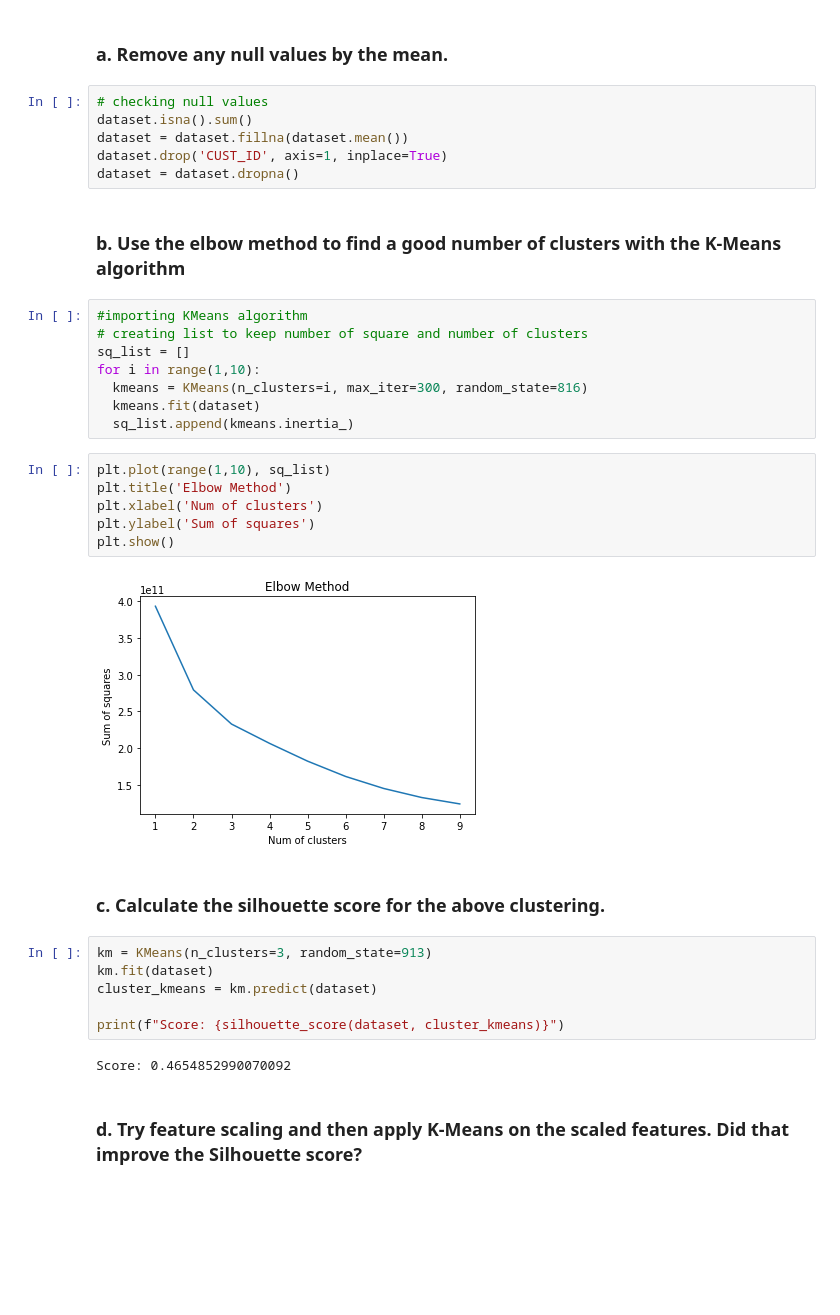
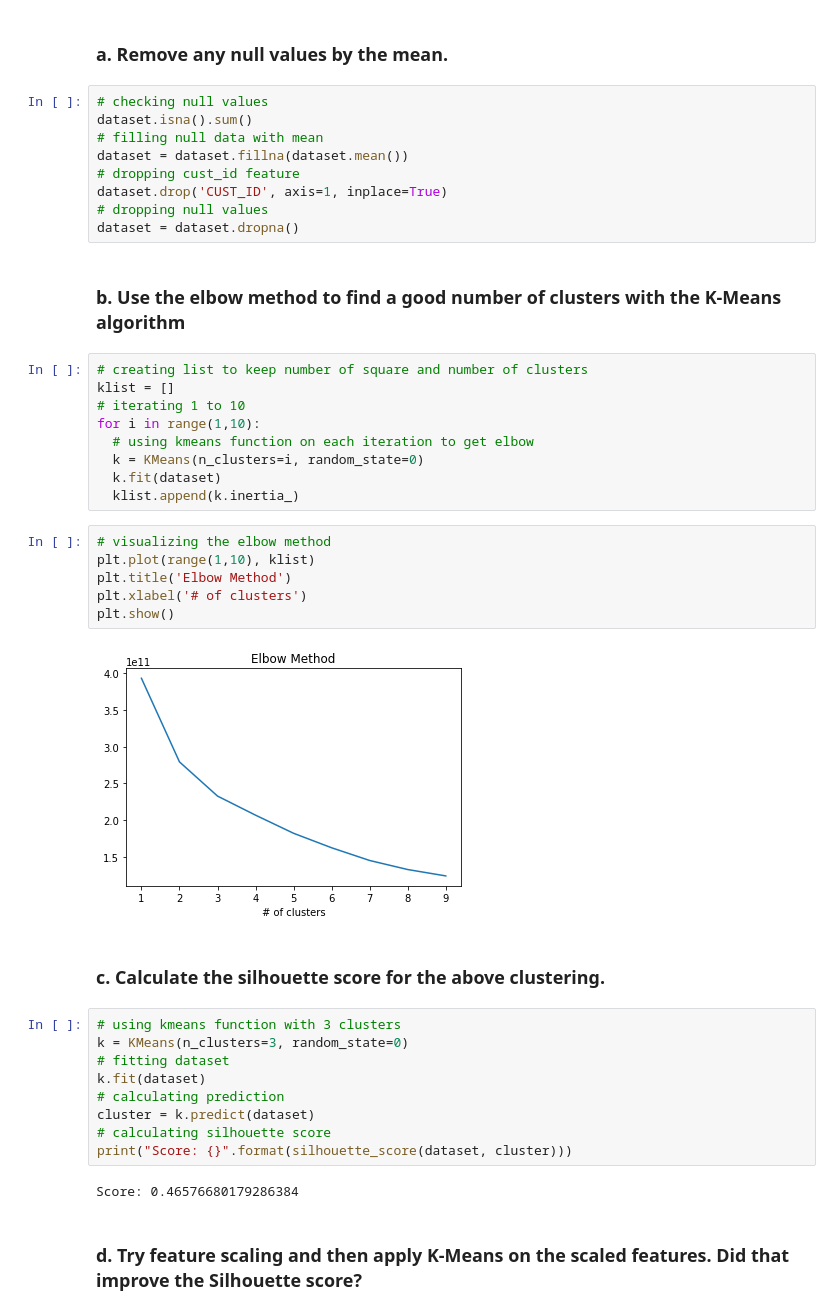
Before and after one commit to JavkhlanEnkhjin/ICP, a Jupyter notebook: ICP6/ICP_6_question2.ipynb, the cells around one changed output. Saved outputs shown, nothing was run; the diff lists cells and outputs as text; blank space fills up the shorter version.

```diff
--- a/ICP6/ICP_6_question2.ipynb
+++ b/ICP6/ICP_6_question2.ipynb
@@ -18,37 +18,44 @@ dataset = pd.read_csv('./credit card.csv')
 # %%
 # checking null values
 dataset.isna().sum()
+# filling null data with mean
 dataset = dataset.fillna(dataset.mean())
+# dropping cust_id feature
 dataset.drop('CUST_ID', axis=1, inplace=True)
+# dropping null values
 dataset = dataset.dropna()
 # %% [markdown]
 ### b. Use the elbow method to find a good number of clusters with the K-Means algorithm
 # %%
-#importing KMeans algorithm
 # creating list to keep number of square and number of clusters
-sq_list = []
+klist = []
+# iterating 1 to 10
 for i in range(1,10):
-  kmeans = KMeans(n_clusters=i, max_iter=300, random_state=816)
-  kmeans.fit(dataset)
-  sq_list.append(kmeans.inertia_)
+  # using kmeans function on each iteration to get elbow
+  k = KMeans(n_clusters=i, random_state=0)
+  k.fit(dataset)
+  klist.append(k.inertia_)
 # %%
-plt.plot(range(1,10), sq_list)
+# visualizing the elbow method
+plt.plot(range(1,10), klist)
 plt.title('Elbow Method')
-plt.xlabel('Num of clusters')
-plt.ylabel('Sum of squares')
+plt.xlabel('# of clusters')
 plt.show()
 # %% [output]
-[figure, old version]
+[figure, new version]
 # %% [markdown]
 ### c. Calculate the silhouette score for the above clustering.
 # %%
-km = KMeans(n_clusters=3, random_state=913)
-km.fit(dataset)
-cluster_kmeans = km.predict(dataset)
-
-print(f"Score: {silhouette_score(dataset, cluster_kmeans)}")
+# using kmeans function with 3 clusters
+k = KMeans(n_clusters=3, random_state=0)
+# fitting dataset
+k.fit(dataset)
+# calculating prediction
+cluster = k.predict(dataset)
+# calculating silhouette score
+print("Score: {}".format(silhouette_score(dataset, cluster)))
 # %% [output]
-Score: 0.4654852990070092
+Score: 0.46576680179286384
 # %% [markdown]
 ### d. Try feature scaling and then apply K-Means on the scaled features. Did that improve the Silhouette score?
 # %%
```
Also changed, not shown: parts of 6 cells of this notebook, 1 other file.
